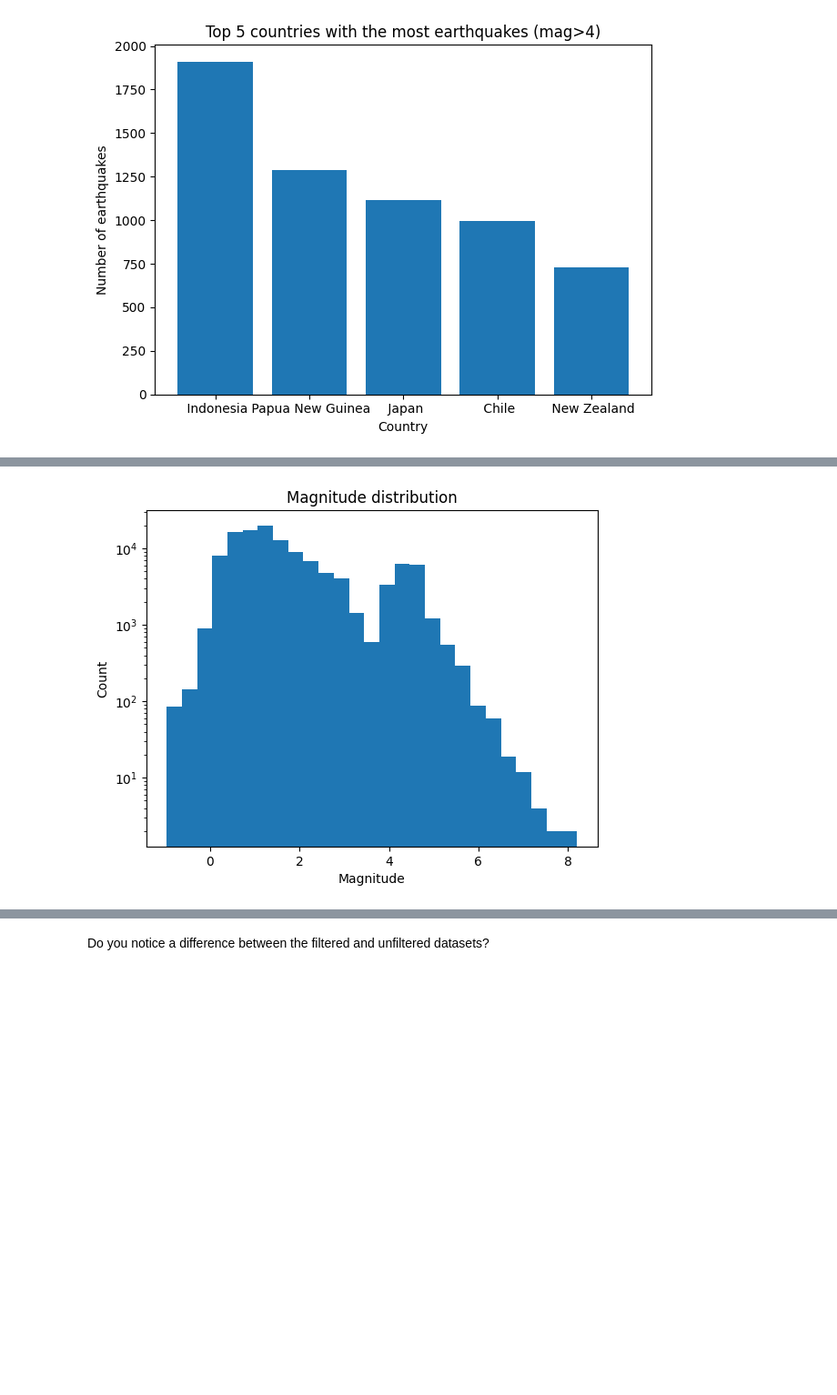
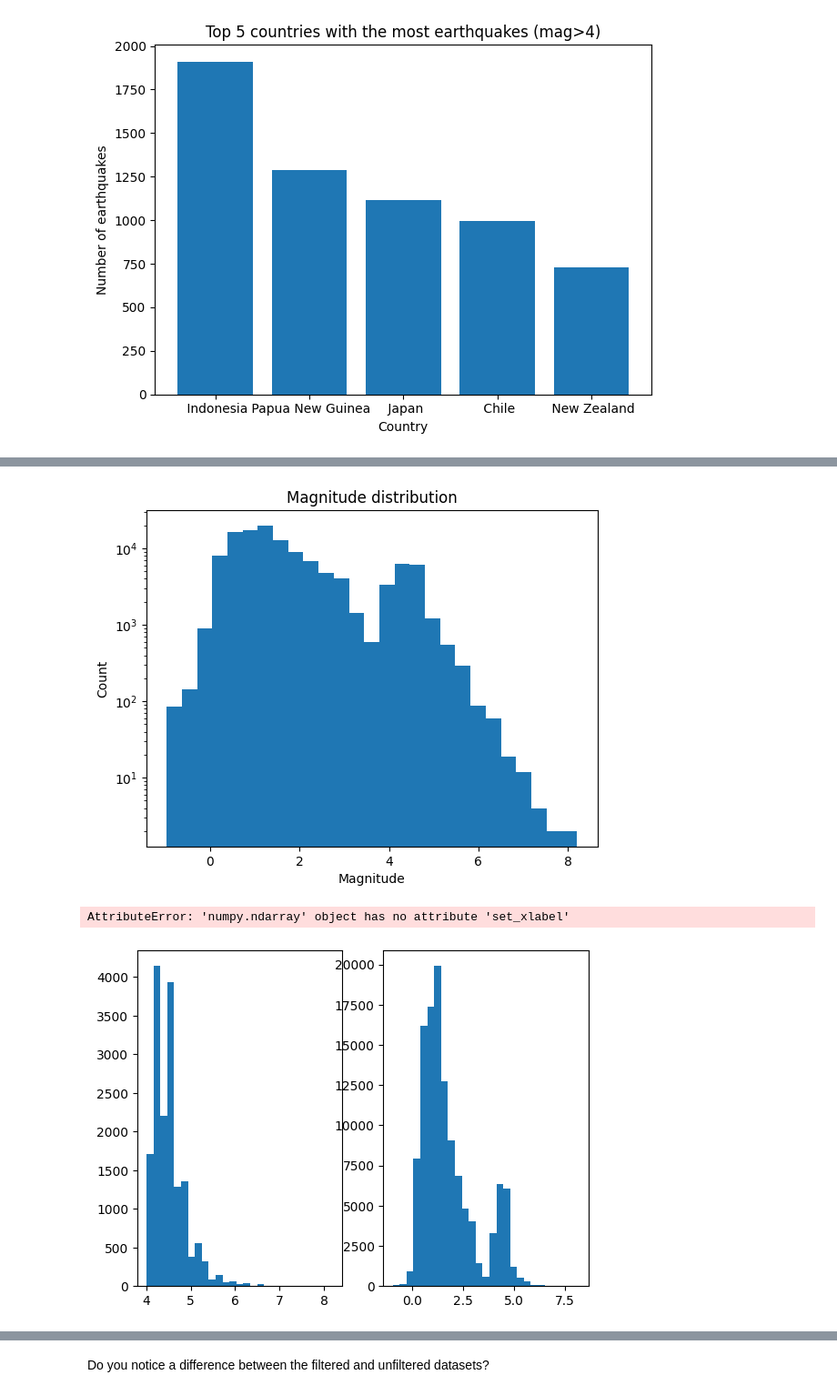
Before and after one commit to fiona-crdt/2026_Intro_Python, a Jupyter notebook: live/part-I/1.5-pandas-environmental-exercises.ipynb, the cells around one changed output, grey strips where cells are left out. Shown at 91% size. Cells and saved outputs as stored; diff of their text form; code cells hidden in the pictures; blank space fills up the shorter version.

```diff
--- a/live/part-I/1.5-pandas-environmental-exercises.ipynb
+++ b/live/part-I/1.5-pandas-environmental-exercises.ipynb
@@ -279,14 +290,24 @@ side.
 # %%
 # Make the three histograms
 
 fig, ax = plt.subplots()
 ax.hist(df["mag"], bins=27, log=True)
 ax.set_xlabel("Magnitude")
 ax.set_ylabel("Count")
 ax.set_title("Magnitude distribution")
 plt.show()
+
+fig, ax = plt.subplots(1,2)
+ax[0].hist(df_filtered["mag"], bins=27)
+ax[1].hist(df["mag"], bins=27)
+ax.set_xlabel("Magnitude")
+ax.set_ylabel("Count")
+ax.set_title("Magnitude distribution")
+plt.show()
 # %% [output]
 [figure]
+AttributeError: 'numpy.ndarray' object has no attribute 'set_xlabel'
+[figure, added]
 # %% [markdown]
 **Q11) Visualise the locations of earthquakes by making a scatterplot of their latitude and longitude.**
 
```
Also changed, not shown: parts of 2 cells of this notebook.
